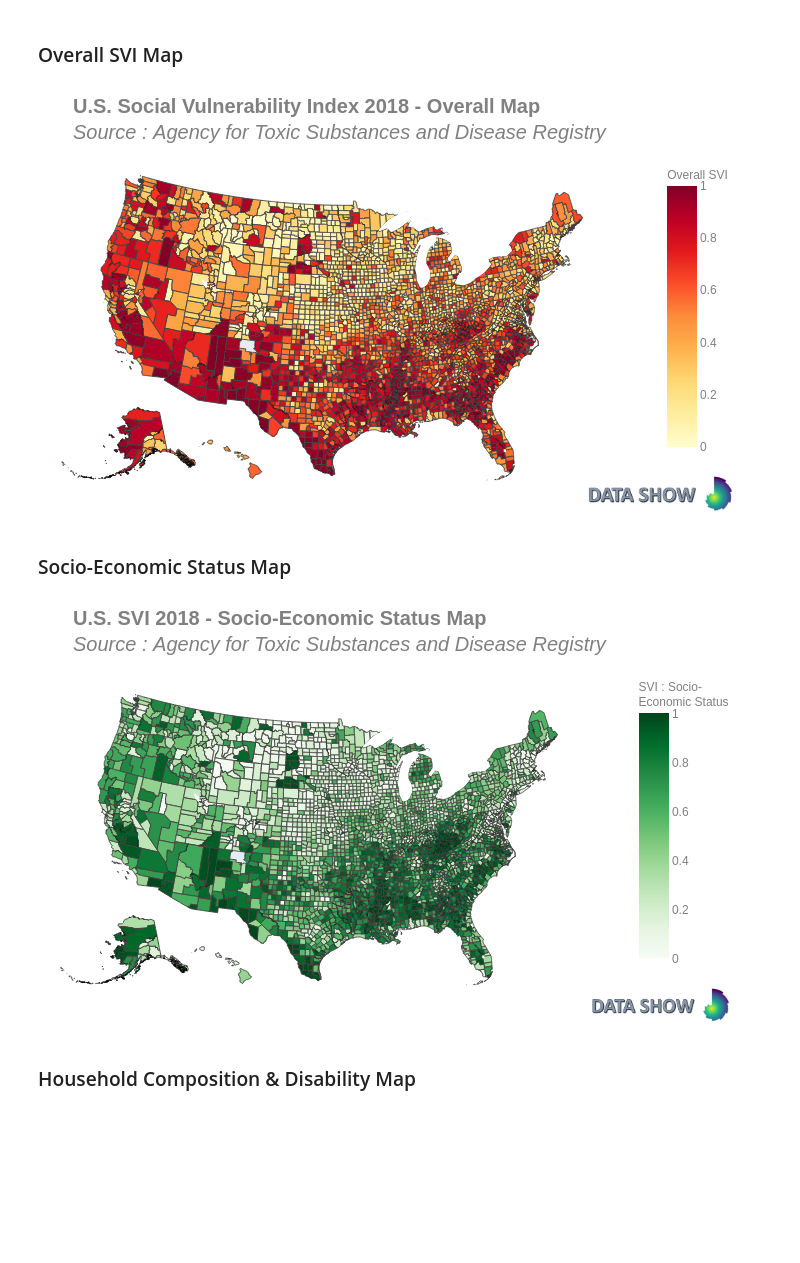
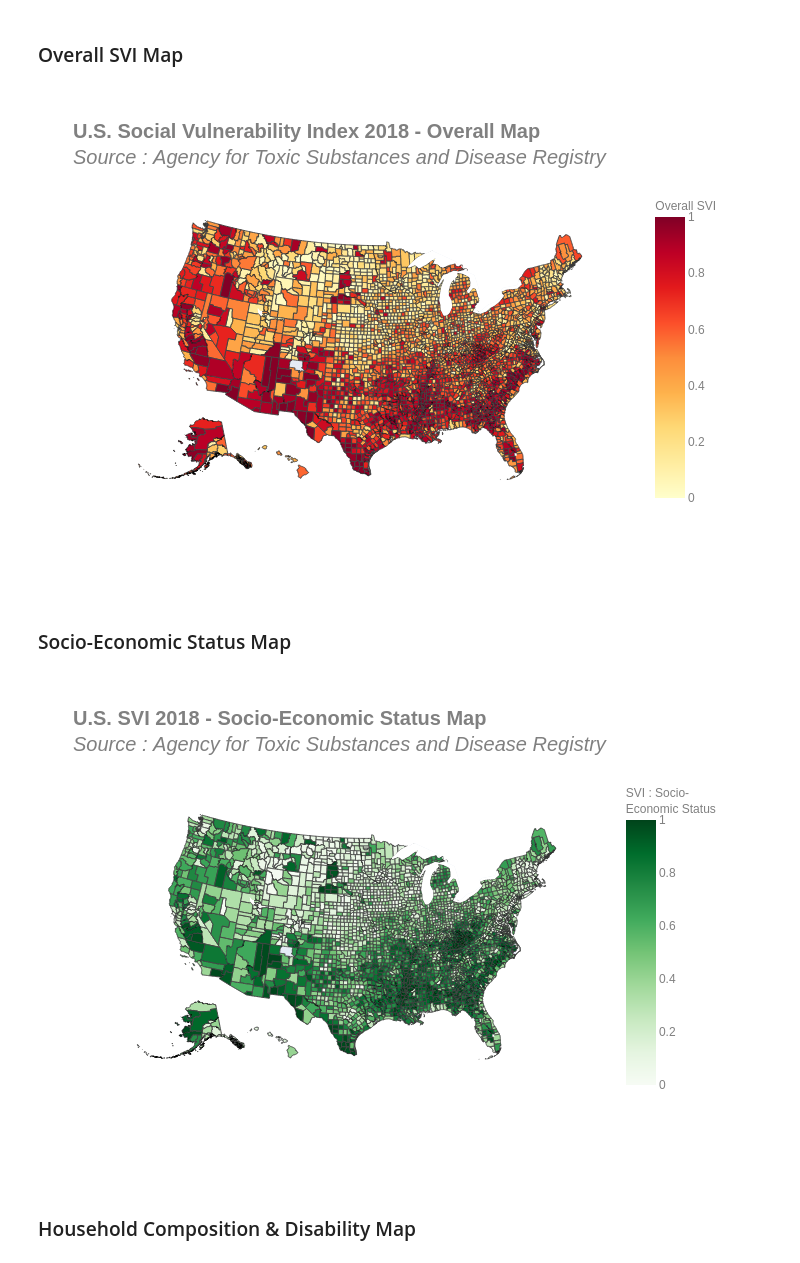
Before and after one commit to data-show/notebooks, a Jupyter notebook: notebooks/Social_Vulnerability_Index_2018_United_States/Social_Vulnerability_Index_2018_United_States.ipynb, the cells around one changed output. Cells and saved outputs as stored; diff of their text form; code cells hidden in the pictures; blank space fills up the shorter version.

Commit message:
improved visualizations display

```diff
--- a/notebooks/Social_Vulnerability_Index_2018_United_States/Social_Vulnerability_Index_2018_United_States.ipynb
+++ b/notebooks/Social_Vulnerability_Index_2018_United_States/Social_Vulnerability_Index_2018_United_States.ipynb
@@ -85,48 +85,29 @@ Our dataset focusing on the United States, we have set `layout.geo.scope` to *'u
 # %%
 fig_svi = px.choropleth(svi,
                         geojson=geo_json_data,
                         locations='FIPS',
                         color='SVI',
                         featureidkey='properties.FIPS',
                         hover_data=['STATE', 'COUNTY'],
                         color_continuous_scale="YlOrRd",
                         range_color=(0, 1),
                         scope='usa',
                         title='<b>U.S. Social Vulnerability Index 2018 - Overall Map</b><br>' +
                         '<i>Source : Agency for Toxic Substances and Disease Registry</i>',
-                        labels={'SVI':'Overall SVI'},
-                        height=425
+                        labels={'SVI':'Overall SVI'}
                        )
 
 # Style
 fig_svi.update_layout(
-    margin={"r":0,"t":50,"l":0,"b":0},
     font_family='Helvetica',
     font_color='grey',
     font_size=12,
-    title_font_family='Helvetica',
-    title_font_color='grey',
-    title_font_size=20,
-    coloraxis_colorbar=dict(
-        len=0.8,
-        yanchor="top",
-        y=0.95
-    )
-)
-
-# Add watermark
-fig_svi.add_layout_image(
-    dict(
-        source=PILImage.open('../extra/Datashow_Logo.png'),
-        xref='paper', yref='paper',
-        x=0.9, y=0.1,
-        sizex=0.25, sizey=0.25,
-    )
+    title_font_size=20
 )
 
 Image(data=fig_svi.to_image())
 # %% [output]
-[figure, old version]
+[figure, new version]
 # %% [markdown]
 ### Socio-Economic Status Map
 # %%
@@ -141,39 +122,20 @@ fig_ss_svi = px.choropleth(svi,
                            scope='usa',
                            title='<b>U.S. SVI 2018 - Socio-Economic Status Map</b><br>' +
                            '<i>Source : Agency for Toxic Substances and Disease Registry</i>',
-                           labels={'SS_SVI':'SVI : Socio-<br>Economic Status'},
-                        height=425
-                       )
+                           labels={'SS_SVI':'SVI : Socio-<br>Economic Status'}
+                          )
 
 # Style
 fig_ss_svi.update_layout(
-    margin={"r":0,"t":50,"l":0,"b":0},
     font_family='Helvetica',
     font_color='grey',
     font_size=12,
-    title_font_family='Helvetica',
-    title_font_color='grey',
-    title_font_size=20,
-    coloraxis_colorbar=dict(
-        len=0.8,
-        yanchor="top",
-        y=0.95
-    )
-)
-
-# Add watermark
-fig_ss_svi.add_layout_image(
-    dict(
-        source=PILImage.open('../extra/Datashow_Logo.png'),
-        xref='paper', yref='paper',
-        x=0.95, y=0.1,
-        sizex=0.25, sizey=0.25,
-    )
+    title_font_size=20
 )
 
 Image(data=fig_ss_svi.to_image())
 # %% [output]
-[figure, old version]
+[figure, new version]
 # %% [markdown]
 ### Household Composition & Disability Map
 # %%
```
Also changed, not shown: parts of 4 cells of this notebook.
